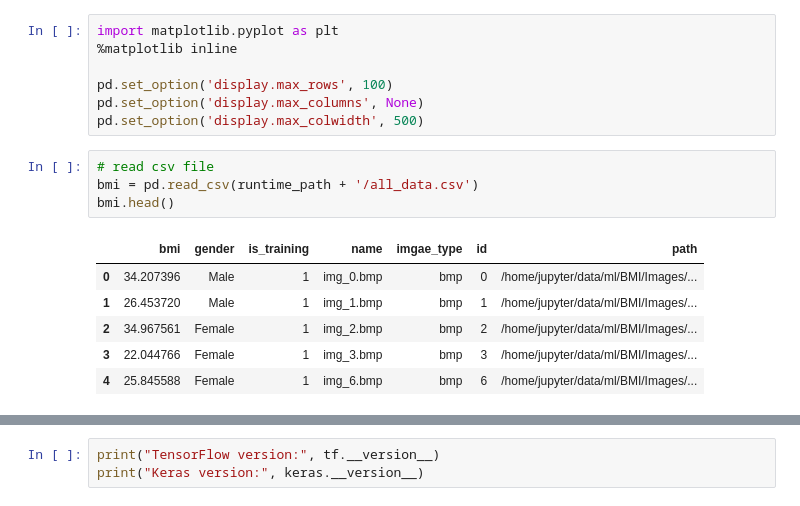
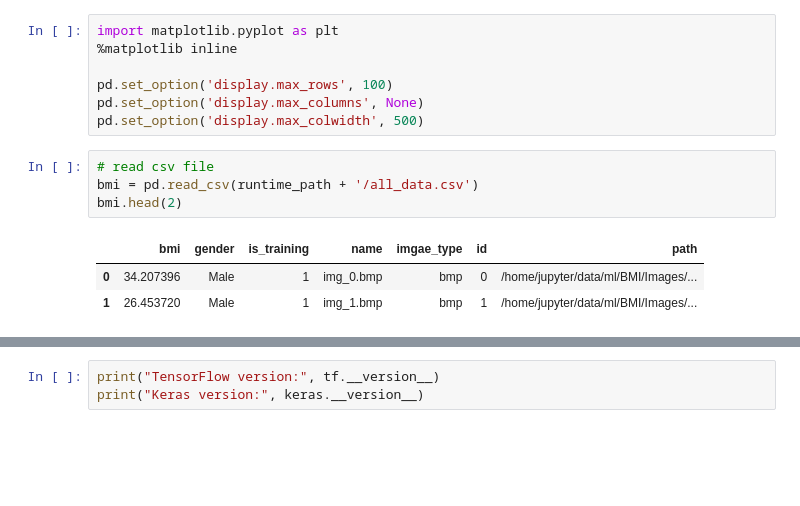
Before and after one commit to hjiangAnthony/dl_image_bmi, a Jupyter notebook: ml_final_1.02_tuning.ipynb, the cells around one changed output, grey strips where cells are left out. Drawn from its saved outputs; the diff is of its cells as text; blank space fills up the shorter version.

```diff
--- a/ml_final_1.02_tuning.ipynb
+++ b/ml_final_1.02_tuning.ipynb
@@ -61,14 +63,11 @@ pd.set_option('display.max_colwidth', 500)
 # %%
 # read csv file
 bmi = pd.read_csv(runtime_path + '/all_data.csv')
-bmi.head()
+bmi.head(2)
 # %% [output]
 |  | bmi | gender | is_training | name | imgae_type | id | path |
 | 0 | 34.207396 | Male | 1 | img_0.bmp | bmp | 0 | /home/jupyter/data/ml/BMI/Images/... |
 | 1 | 26.453720 | Male | 1 | img_1.bmp | bmp | 1 | /home/jupyter/data/ml/BMI/Images/... |
-| 2 | 34.967561 | Female | 1 | img_2.bmp | bmp | 2 | /home/jupyter/data/ml/BMI/Images/... |
-| 3 | 22.044766 | Female | 1 | img_3.bmp | bmp | 3 | /home/jupyter/data/ml/BMI/Images/... |
-| 4 | 25.845588 | Female | 1 | img_6.bmp | bmp | 6 | /home/jupyter/data/ml/BMI/Images/... |
 # %%
 import tensorflow as tf
 from tensorflow import keras
```
Also changed, not shown: parts of 24 cells of this notebook, 2 other files.
